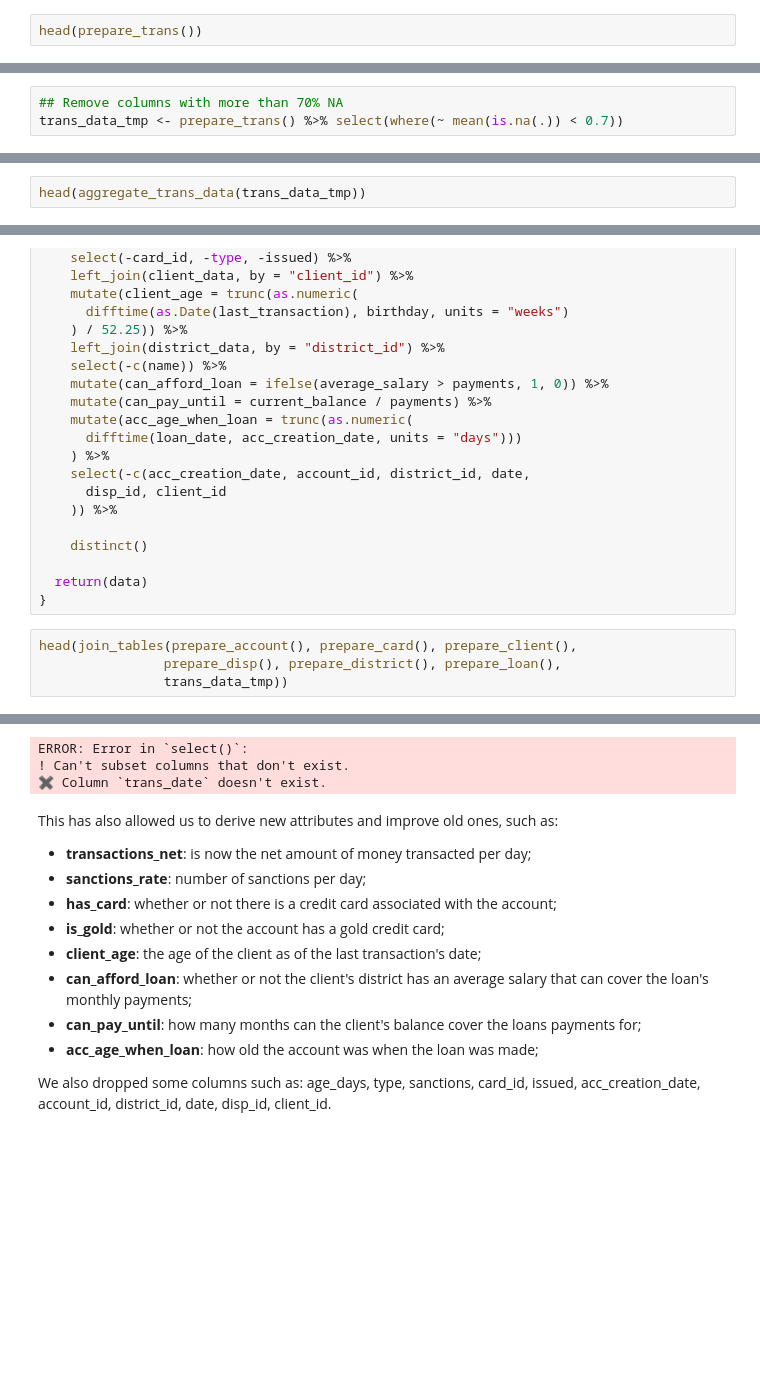
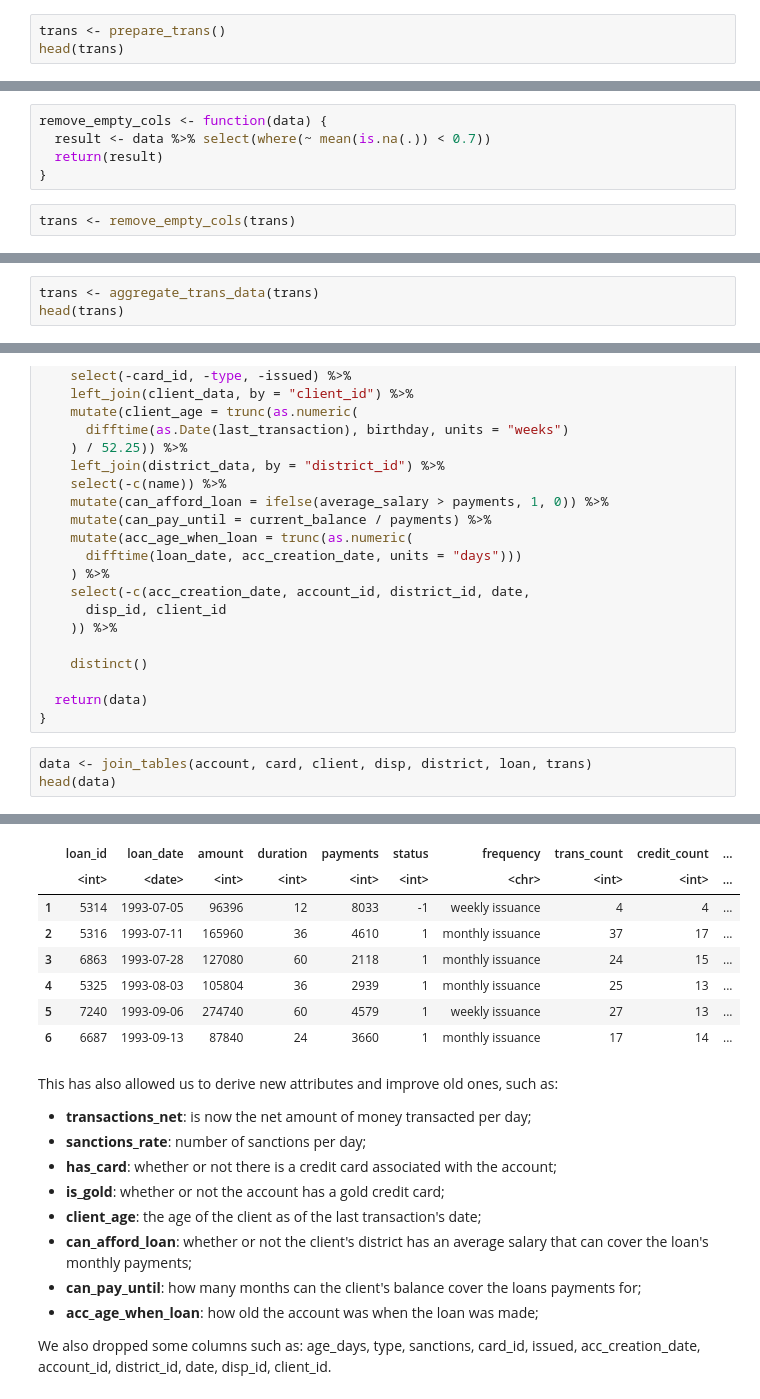
Before and after one commit to 1Krypt0/FEUP-AC-PROJ, a Jupyter notebook: docs/data-preparation.ipynb, the cells around one changed output, grey strips where cells are left out. Saved outputs shown, nothing was run; the diff lists cells and outputs as text; blank space fills up the shorter version.

```diff
--- a/docs/data-preparation.ipynb
+++ b/docs/data-preparation.ipynb
@@ -311,7 +340,8 @@ prepare_trans <- function(train = TRUE) {
   return(trans_data)
 }
 # %%
-head(prepare_trans())
+trans <- prepare_trans()
+head(trans)
 # %% [output]
 A data.frame: 6 × 9
 |  | trans_id | account_id | date | operation | amount | balance | category | bank | account |
@@ -327,4 +357,8 @@ Now, we have to deal with the NA values. The only table that still has this prob
 # %%
-## Remove columns with more than 70% NA
-trans_data_tmp <- prepare_trans() %>% select(where(~ mean(is.na(.)) < 0.7))
+remove_empty_cols <- function(data) {
+  result <- data %>% select(where(~ mean(is.na(.)) < 0.7))
+  return(result)
+}
+# %%
+trans <- remove_empty_cols(trans)
 # %%
@@ -385,7 +419,8 @@ aggregate_trans_data <- function(trans_data) {
   return(trans_agg)
 }
 # %%
-head(aggregate_trans_data(trans_data_tmp))
+trans <- aggregate_trans_data(trans)
+head(trans)
 # %% [output]
 A grouped_df: 6 × 21
 | account_id | trans_date | trans_count | credit_count | credit_ratio | withdrawal_count | withdrawal_ratio | ... |
@@ -468,7 +503,6 @@ join_tables <- function(account_data, card_data, client_data,
   return(data)
 }
 # %%
-head(join_tables(prepare_account(), prepare_card(), prepare_client(),
-                prepare_disp(), prepare_district(), prepare_loan(),
-                trans_data_tmp))
+data <- join_tables(account, card, client, disp, district, loan, trans)
+head(data)
 # %% [output]
@@ -477,6 +510,11 @@ Warning message in max(trans_data$trans_date):
-ERROR: Error in `select()`:
-! Can't subset columns that don't exist.
-✖ Column `trans_date` doesn't exist.
+|  | loan_id | loan_date | amount | duration | payments | status | frequency | trans_count | credit_count | ... |
+|  | <int> | <date> | <int> | <int> | <int> | <int> | <chr> | <int> | <int> | ... |
+| 1 | 5314 | 1993-07-05 | 96396 | 12 | 8033 | -1 | weekly issuance | 4 | 4 | ... |
+| 2 | 5316 | 1993-07-11 | 165960 | 36 | 4610 | 1 | monthly issuance | 37 | 17 | ... |
+| 3 | 6863 | 1993-07-28 | 127080 | 60 | 2118 | 1 | monthly issuance | 24 | 15 | ... |
+| 4 | 5325 | 1993-08-03 | 105804 | 36 | 2939 | 1 | monthly issuance | 25 | 13 | ... |
+| 5 | 7240 | 1993-09-06 | 274740 | 60 | 4579 | 1 | weekly issuance | 27 | 13 | ... |
+| 6 | 6687 | 1993-09-13 | 87840 | 24 | 3660 | 1 | monthly issuance | 17 | 14 | ... |
 # %% [markdown]
 This has also allowed us to derive new attributes and improve old ones, such as:
 
```
Also changed, not shown: parts of 15 cells of this notebook, 1 other file.
